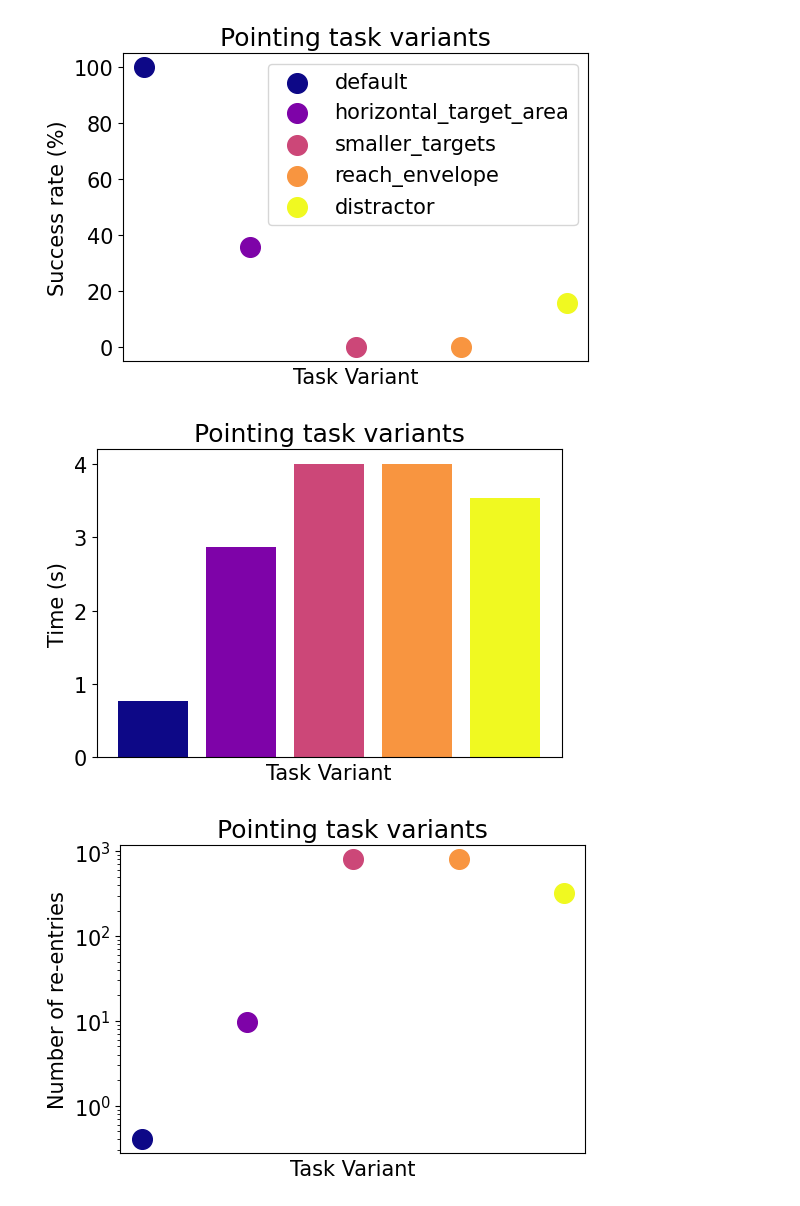
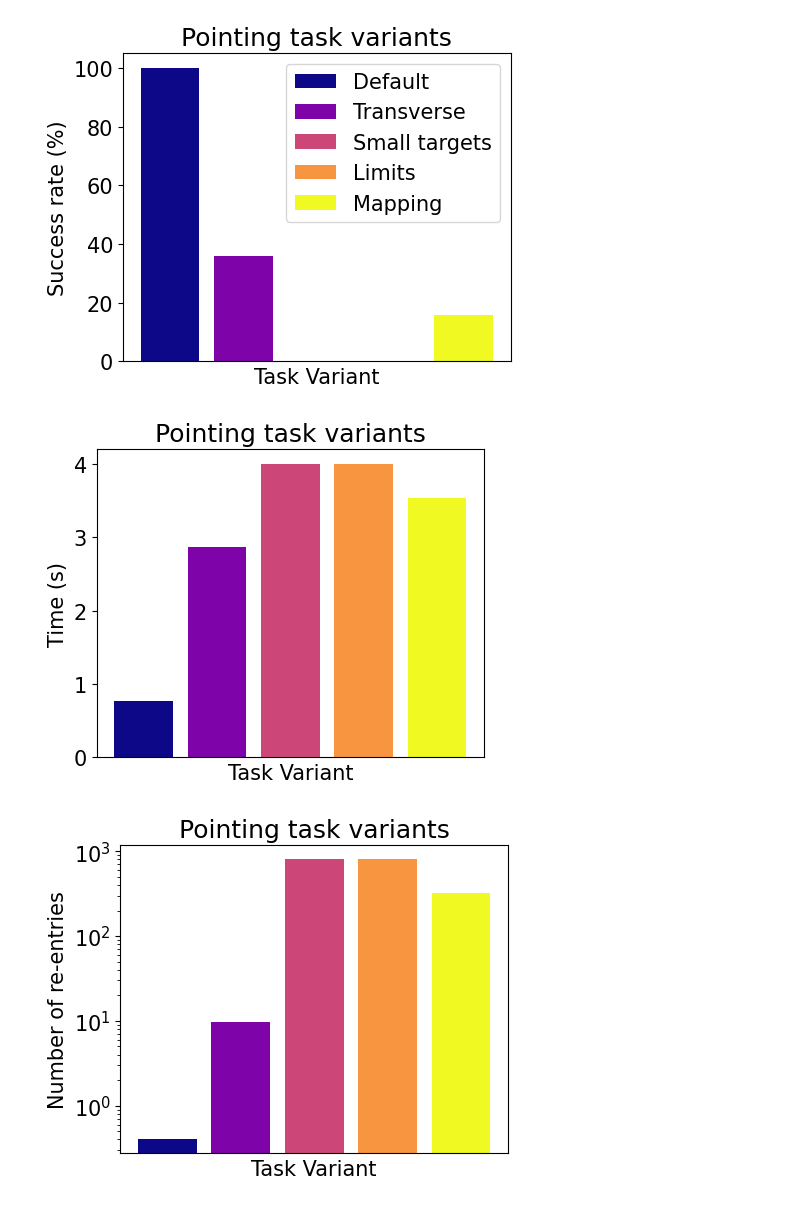
Before and after one commit to Hannahselder/biomechanical_interactions_benchmark, a Jupyter notebook: evaluation_metrics/task_success_metrics/pointing_variations.ipynb, the cells around one changed output. Cells and saved outputs as stored; diff of their text form; code cells hidden in the pictures.

```diff
--- a/evaluation_metrics/task_success_metrics/pointing_variations.ipynb
+++ b/evaluation_metrics/task_success_metrics/pointing_variations.ipynb
@@ -7,7 +7,8 @@ import numpy as np
 # %%
 effort_models = ["zero_effort", "dc_effort_w1", "jac_effort_w1", "ctc_effort_w1", "armmovementpaper_effort"]
 markers = {"no_bonus": "+", "hit_bonus": "o"}
-variations = ["horizontal_target_area", "smaller_targets", "reach_envelope", "distractor"]
+variations = ["horizontal_target_area", "smaller_targets", "reach_envelope", "Distractor"]
+variant_names = ["Default", "Transverse", "Small targets", "Limits", "Mapping"]
 fontsize = 15
 all_variants = ["default"] + variations
 cmap = plt.get_cmap('plasma')  # 'coolwarm', 'plasma'
@@ -23,22 +24,22 @@ sparse_df["default"], _ = create_df(["hit_bonus"], ["zero_effort"], ["dist"], fo
 for v in variations:
     sparse_df[v], _ = create_df(["hit_bonus"], ["zero_effort"], ["dist"], folder, run_nr=1, task = "pointing", variation=v)
 # %%
-fig, ax = plt.subplots(figsize=(6, 4))
+fig, ax = plt.subplots(figsize=(5, 4))
 
 for i in range(len(all_variants)):
-    ax.scatter(i, sparse_df[all_variants[i]]['success_rate'].mean()*10, label=all_variants[i], s=200, color=colors[all_variants[i]])
+    ax.bar(i, sparse_df[all_variants[i]]['success_rate'].mean()*10, label=variant_names[i], color=colors[all_variants[i]])
 
 plt.title("Pointing task variants")
 plt.legend()
 plt.yticks(fontsize=fontsize)
 plt.xticks([])
 plt.xlabel("Task Variant", fontsize=fontsize)
 plt.ylabel("Success rate (%)", fontsize=fontsize)
-plt.savefig("pointing_variants/success_rates_bonus_dist")
+plt.savefig("pointing_variants/success_rates_bonus_dist", bbox_inches='tight')
 # %% [output]
-[figure, old version]
+[figure, new version]
 # %%
-fig, ax = plt.subplots(figsize=(6, 4))
+fig, ax = plt.subplots(figsize=(5, 4))
 
 for i in range(len(all_variants)):
     ax.bar(i, sparse_df[all_variants[i]]['task_completion_time'].mean(), label=all_variants[i], color=colors[all_variants[i]])
@@ -48,14 +49,14 @@ plt.yticks(fontsize=fontsize)
 plt.xticks([])
 plt.xlabel("Task Variant", fontsize=fontsize)
 plt.ylabel("Time (s)", fontsize=fontsize)
-plt.savefig("pointing_variants/task_completion_time_bonus_dist")
+plt.savefig("pointing_variants/task_completion_time_bonus_dist", bbox_inches='tight')
 # %% [output]
-[figure, old version]
+[figure, new version]
 # %%
-fig, ax = plt.subplots(figsize=(6, 4))
+fig, ax = plt.subplots(figsize=(5, 4))
 
 for i in range(len(all_variants)):
-    ax.scatter(i, sparse_df[all_variants[i]]['deviation_count'].mean(), label=all_variants[i], s=200, color=colors[all_variants[i]])
+    ax.bar(i, sparse_df[all_variants[i]]['deviation_count'].mean(), label=all_variants[i], color=colors[all_variants[i]])
 
 plt.title("Pointing task variants")
 plt.yticks(fontsize=fontsize)
@@ -63,7 +64,7 @@ plt.xticks([])
 plt.yscale("log")
 plt.xlabel("Task Variant", fontsize=fontsize)
 plt.ylabel("Number of re-entries", fontsize=fontsize)
-plt.savefig("pointing_variants/deviation_count_bonus_dist")
+plt.savefig("pointing_variants/deviation_count_bonus_dist", bbox_inches='tight')
 # %% [output]
-[figure, old version]
+[figure, new version]
 # %%
```
Also changed, not shown: parts of 1 cell of this notebook, 26 other files.
